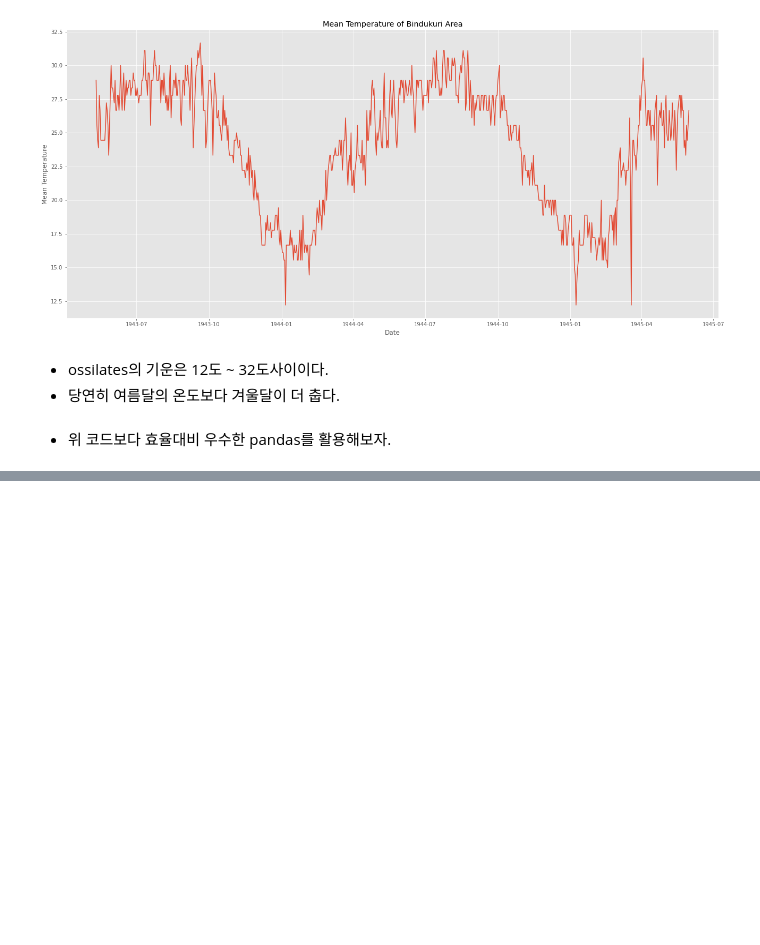
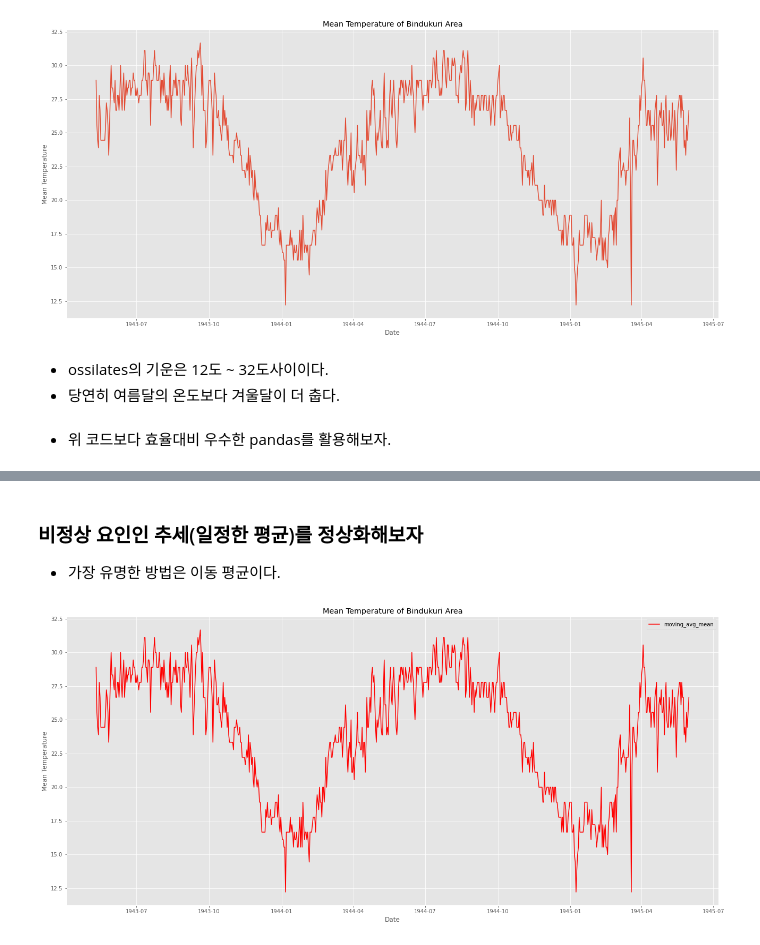
Before and after one commit to analyst-rhie/Kaggle, a Jupyter notebook: World_War_II.ipynb, the cells around one changed output, grey strips where cells are left out. Cells and saved outputs as stored; diff of their text form; code cells hidden in the pictures; blank space fills up the shorter version.

```diff
--- a/World_War_II.ipynb
+++ b/World_War_II.ipynb
@@ -631,0 +736,15 @@ fig.write_html("Create a trace")
+# %% [markdown]
+### 비정상 요인인 추세(일정한 평균)를 정상화해보자
+  * 가장 유명한 방법은 이동 평균이다.
+# %%
+window_size = 6
+moving_avg=ts.rolling(window=6).mean()
+plt.figure(figsize = (22,10))
+plt.plot(ts, color = 'red', label="moving_avg_mean")
+plt.title("Mean Temperature of Bindukuri Area")
+plt.xlabel("Date")
+plt.ylabel("Mean Temperature")
+plt.legend()
+plt.show()
+# %% [output]
+[figure, added]
```
Also changed, not shown: parts of 38 cells of this notebook.
